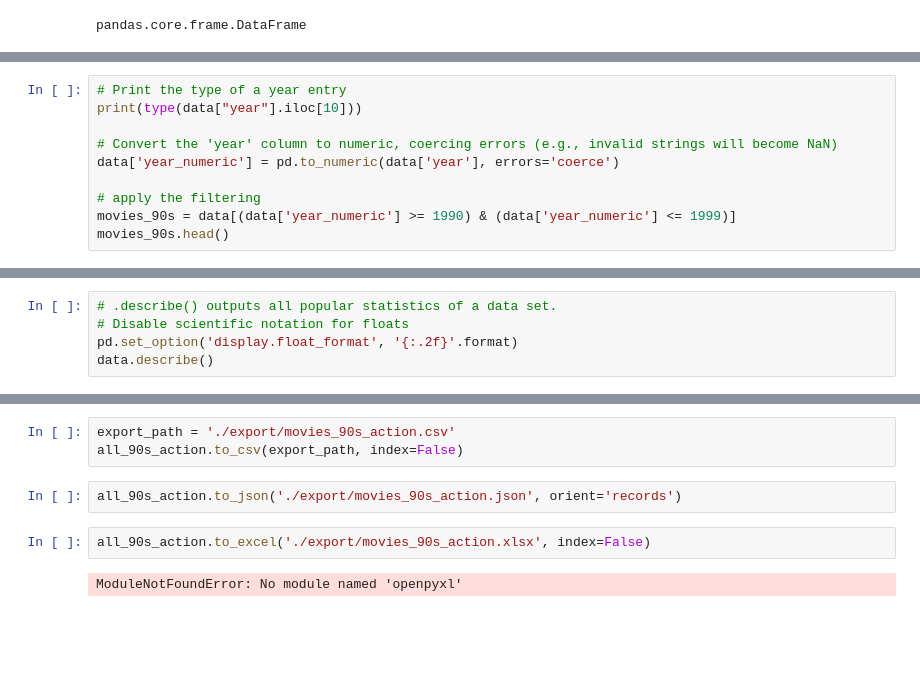
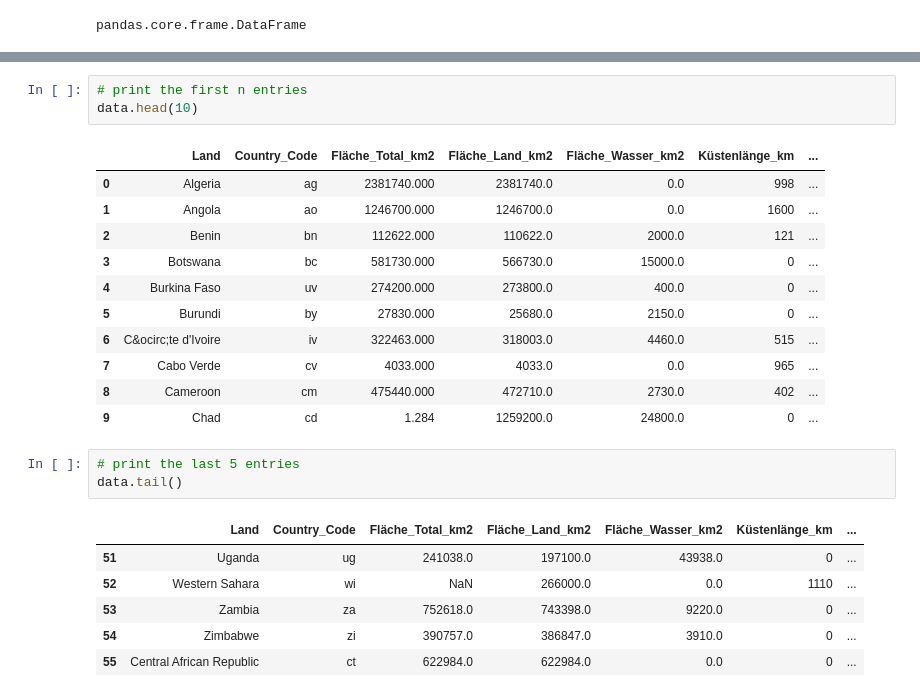
Before and after one commit to hslu-dda/dda-introduction-to-python, a Jupyter notebook: 03_Pandas/Python_Pandas.ipynb, the cells around one changed output, grey strips where cells are left out. Cells and saved outputs as stored; diff of their text form; blank space fills up the shorter version.

```diff
--- a/03_Pandas/Python_Pandas.ipynb
+++ b/03_Pandas/Python_Pandas.ipynb
@@ -168,10 +57,0 @@ Um das Problem zu umgehen müssen die Strings in Zahlen konvertiert werden. Dazu
-# %%
-# Print the type of a year entry
-print(type(data["year"].iloc[10]))
-
-# Convert the 'year' column to numeric, coercing errors (e.g., invalid strings will become NaN)
-data['year_numeric'] = pd.to_numeric(data['year'], errors='coerce')
-
-# apply the filtering
-movies_90s = data[(data['year_numeric'] >= 1990) & (data['year_numeric'] <= 1999)]
-movies_90s.head()
@@ -221,5 +57,0 @@ Which equals: 49344.99
-# %%
-# .describe() outputs all popular statistics of a data set.
-# Disable scientific notation for floats
-pd.set_option('display.float_format', '{:.2f}'.format)
-data.describe()
@@ -267,9 +58,25 @@ Highest Rating: 9.6
-# %%
-export_path = './export/movies_90s_action.csv'
-all_90s_action.to_csv(export_path, index=False)
-# %%
-all_90s_action.to_json('./export/movies_90s_action.json', orient='records')
-# %%
-all_90s_action.to_excel('./export/movies_90s_action.xlsx', index=False)
-# %% [output]
-ModuleNotFoundError: No module named 'openpyxl'
+# %%
+# print the first n entries
+data.head(10)
+# %% [output]
+|  | Land | Country_Code | Fläche_Total_km2 | Fläche_Land_km2 | Fläche_Wasser_km2 | Küstenlänge_km | ... |
+| 0 | Algeria | ag | 2381740.000 | 2381740.0 | 0.0 | 998 | ... |
+| 1 | Angola | ao | 1246700.000 | 1246700.0 | 0.0 | 1600 | ... |
+| 2 | Benin | bn | 112622.000 | 110622.0 | 2000.0 | 121 | ... |
+| 3 | Botswana | bc | 581730.000 | 566730.0 | 15000.0 | 0 | ... |
+| 4 | Burkina Faso | uv | 274200.000 | 273800.0 | 400.0 | 0 | ... |
+| 5 | Burundi | by | 27830.000 | 25680.0 | 2150.0 | 0 | ... |
+| 6 | C&ocirc;te d'Ivoire | iv | 322463.000 | 318003.0 | 4460.0 | 515 | ... |
+| 7 | Cabo Verde | cv | 4033.000 | 4033.0 | 0.0 | 965 | ... |
+| 8 | Cameroon | cm | 475440.000 | 472710.0 | 2730.0 | 402 | ... |
+| 9 | Chad | cd | 1.284 | 1259200.0 | 24800.0 | 0 | ... |
+# %%
+# print the last 5 entries
+data.tail()
+# %% [output]
+|  | Land | Country_Code | Fläche_Total_km2 | Fläche_Land_km2 | Fläche_Wasser_km2 | Küstenlänge_km | ... |
+| 51 | Uganda | ug | 241038.0 | 197100.0 | 43938.0 | 0 | ... |
+| 52 | Western Sahara | wi | NaN | 266000.0 | 0.0 | 1110 | ... |
+| 53 | Zambia | za | 752618.0 | 743398.0 | 9220.0 | 0 | ... |
+| 54 | Zimbabwe | zi | 390757.0 | 386847.0 | 3910.0 | 0 | ... |
+| 55 | Central African Republic | ct | 622984.0 | 622984.0 | 0.0 | 0 | ... |
```
Also changed, not shown: parts of 53 cells of this notebook, 1 other file.
